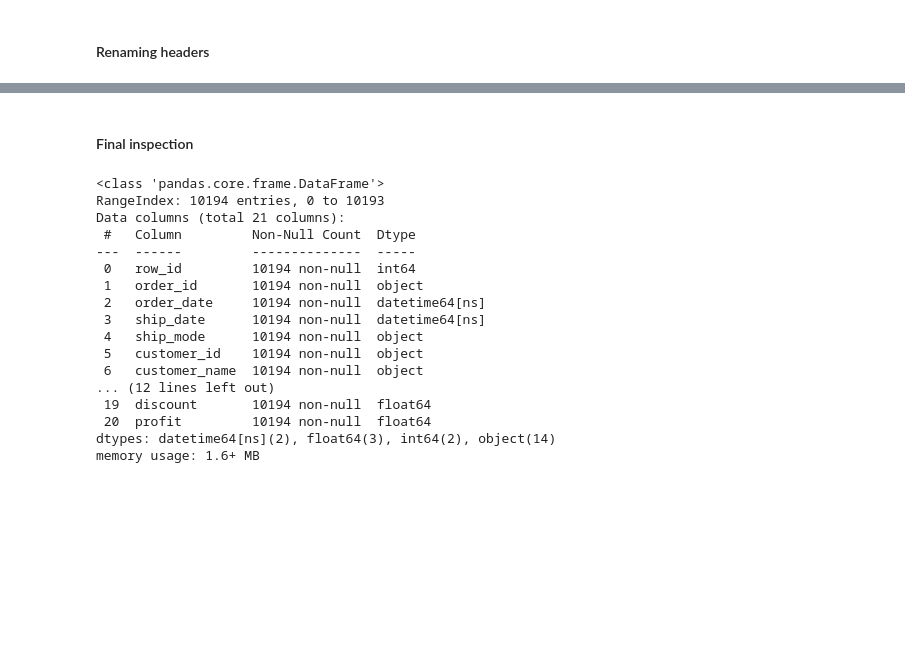
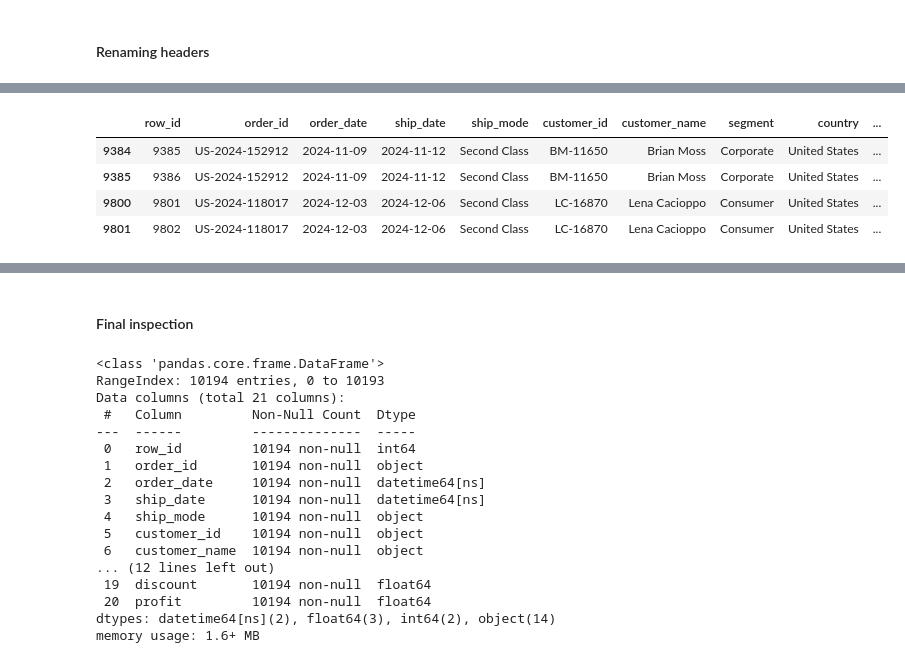
Before and after one commit to nacht29/Superstore-Analysis, a Jupyter notebook: Super-Store-Analysis.ipynb, the cells around one changed output, grey strips where cells are left out. Cells and saved outputs as stored; diff of their text form; code cells hidden in the pictures; blank space fills up the shorter version.

```diff
--- a/Super-Store-Analysis.ipynb
+++ b/Super-Store-Analysis.ipynb
@@ -137,0 +134,8 @@ orders_df.columns = [snake_case(col) for col in orders_df.columns]
+# %%
+orders_df[orders_df.duplicated(subset=['order_id', 'product_id'], keep=False)].tail(4)
+# %% [output]
+|  | row_id | order_id | order_date | ship_date | ship_mode | customer_id | customer_name | segment | country | ... |
+| 9384 | 9385 | US-2024-152912 | 2024-11-09 | 2024-11-12 | Second Class | BM-11650 | Brian Moss | Corporate | United States | ... |
+| 9385 | 9386 | US-2024-152912 | 2024-11-09 | 2024-11-12 | Second Class | BM-11650 | Brian Moss | Corporate | United States | ... |
+| 9800 | 9801 | US-2024-118017 | 2024-12-03 | 2024-12-06 | Second Class | LC-16870 | Lena Cacioppo | Consumer | United States | ... |
+| 9801 | 9802 | US-2024-118017 | 2024-12-03 | 2024-12-06 | Second Class | LC-16870 | Lena Cacioppo | Consumer | United States | ... |
```
Also changed, not shown: parts of 63 cells of this notebook, 1 other file.
